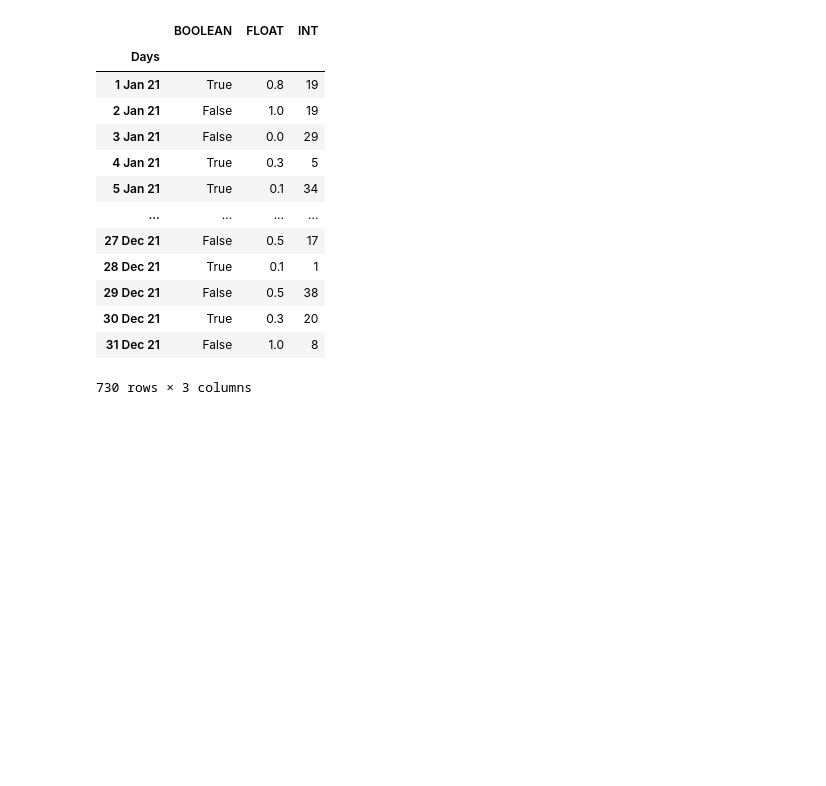
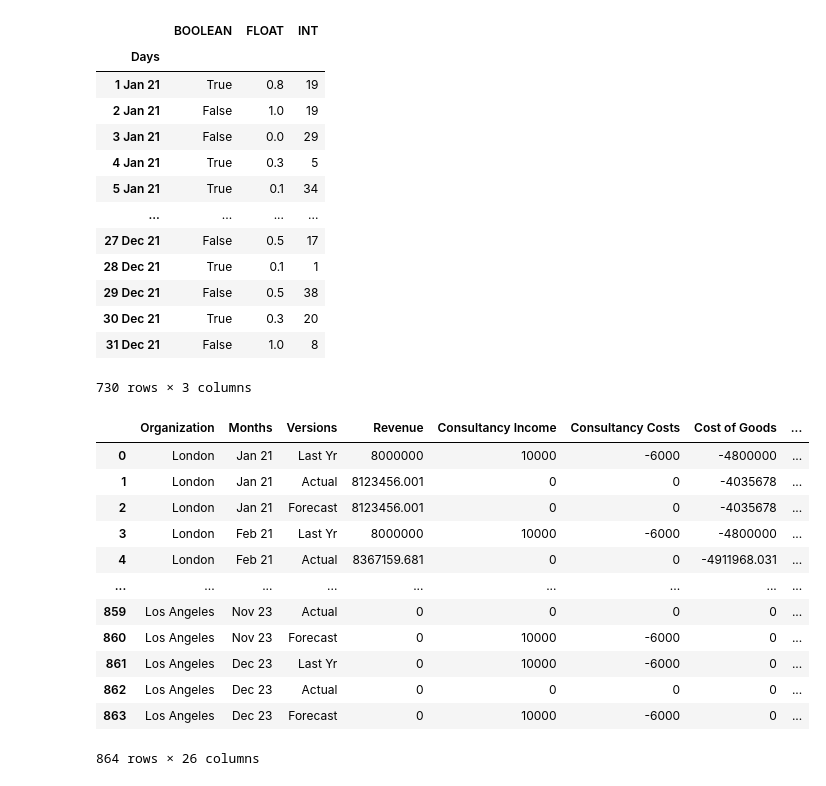
Before and after one commit to pahMelnik/------, a Jupyter notebook: plauground.ipynb, the cells around one changed output. Cells and saved outputs as stored; diff of their text form; code cells hidden in the pictures; blank space fills up the shorter version.

```diff
--- a/plauground.ipynb
+++ b/plauground.ipynb
@@ -108,3 +93,21 @@ file_to_dataframe("tests/test_data/csv.csv",
 | 30 Dec 21 | True | 0.3 | 20 |
 | 31 Dec 21 | False | 1.0 | 8 |
 730 rows × 3 columns
+# %%
+df_csv = file_to_dataframe('tests/test_data/PL_Forecast_csv_in.csv',
+                       'csv')
+df_csv
+# %% [output]
+|  | Organization | Months | Versions | Revenue | Consultancy Income | Consultancy Costs | Cost of Goods | ... |
+| 0 | London | Jan 21 | Last Yr | 8000000 | 10000 | -6000 | -4800000 | ... |
+| 1 | London | Jan 21 | Actual | 8123456.001 | 0 | 0 | -4035678 | ... |
+| 2 | London | Jan 21 | Forecast | 8123456.001 | 0 | 0 | -4035678 | ... |
+| 3 | London | Feb 21 | Last Yr | 8000000 | 10000 | -6000 | -4800000 | ... |
+| 4 | London | Feb 21 | Actual | 8367159.681 | 0 | 0 | -4911968.031 | ... |
+| ... | ... | ... | ... | ... | ... | ... | ... | ... |
+| 859 | Los Angeles | Nov 23 | Actual | 0 | 0 | 0 | 0 | ... |
+| 860 | Los Angeles | Nov 23 | Forecast | 0 | 10000 | -6000 | 0 | ... |
+| 861 | Los Angeles | Dec 23 | Last Yr | 0 | 10000 | -6000 | 0 | ... |
+| 862 | Los Angeles | Dec 23 | Actual | 0 | 0 | 0 | 0 | ... |
+| 863 | Los Angeles | Dec 23 | Forecast | 0 | 10000 | -6000 | 0 | ... |
+864 rows × 26 columns
```
Also changed, not shown: parts of 8 cells of this notebook, 6 other files.
